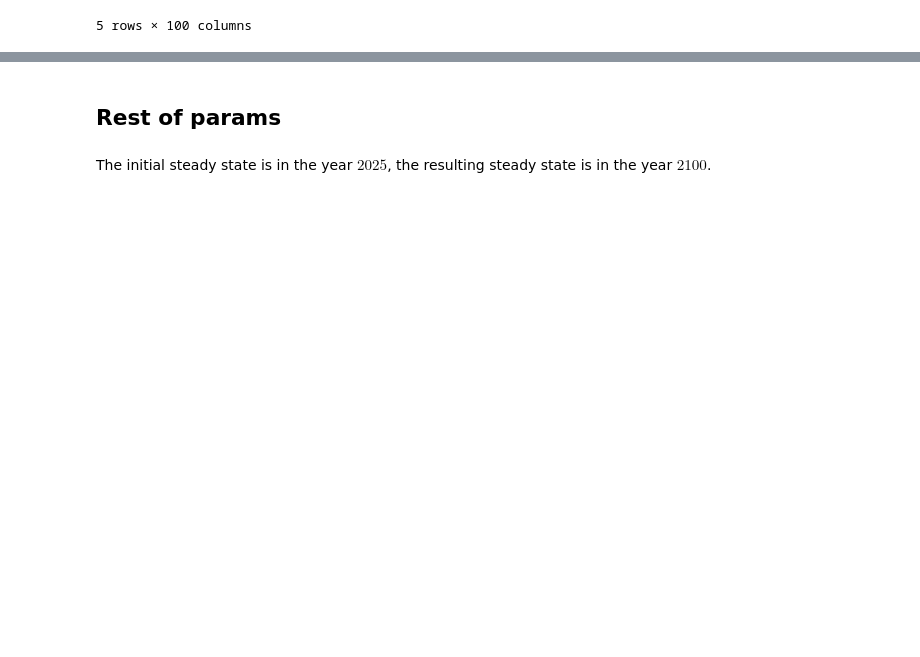
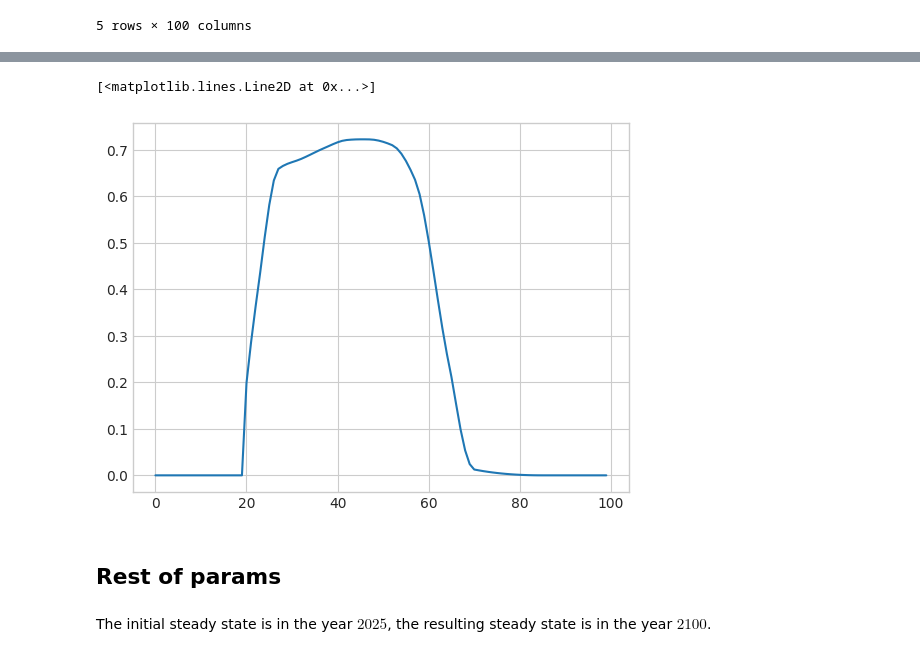
Before and after one commit to Gandolier/Cost_of_ageing_OLG, a Jupyter notebook: Interface (via Notebooks)/Tests.ipynb, the cells around one changed output, grey strips where cells are left out. Drawn from its saved outputs; the diff is of its cells as text; code cells hidden in the pictures; blank space fills up the shorter version.

```diff
--- a/Interface (via Notebooks)/Tests.ipynb
+++ b/Interface (via Notebooks)/Tests.ipynb
@@ -82,0 +86,10 @@ plt.bar(i.index, i)
+# %%
+def get_tuple_bins(strings):
+    groups = []
+    for i in strings:
+        i = i.replace(' ', '')
+        if len(i) <= 5:
+            groups.append((int(i[:2]), int(i[3:])))
+        else:
+            groups.append((int(i[:2]), 999))
+    return groups
@@ -83,3 +215,8 @@ plt.bar(i.index, i)
+# %%
+plt.plot(ss_results['n_vec'])
+# %% [output]
+[<matplotlib.lines.Line2D at 0x...>]
+[figure, added]
 # %% [markdown]
 ## Rest of params
 # %% [markdown]
```
Also changed, not shown: parts of 11 cells of this notebook, 8 other files.
